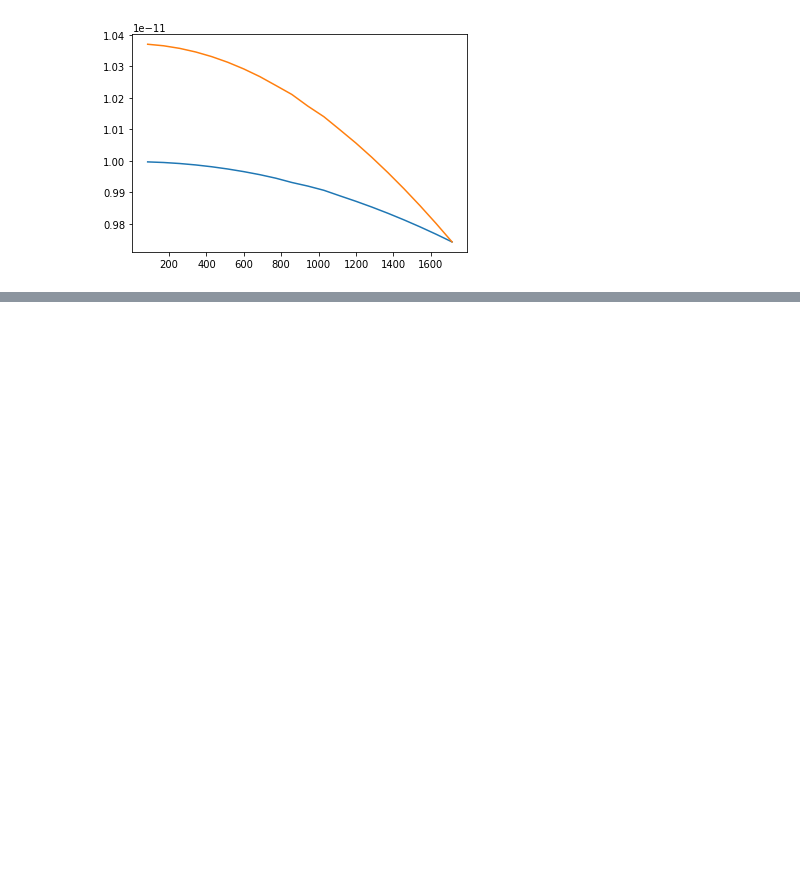
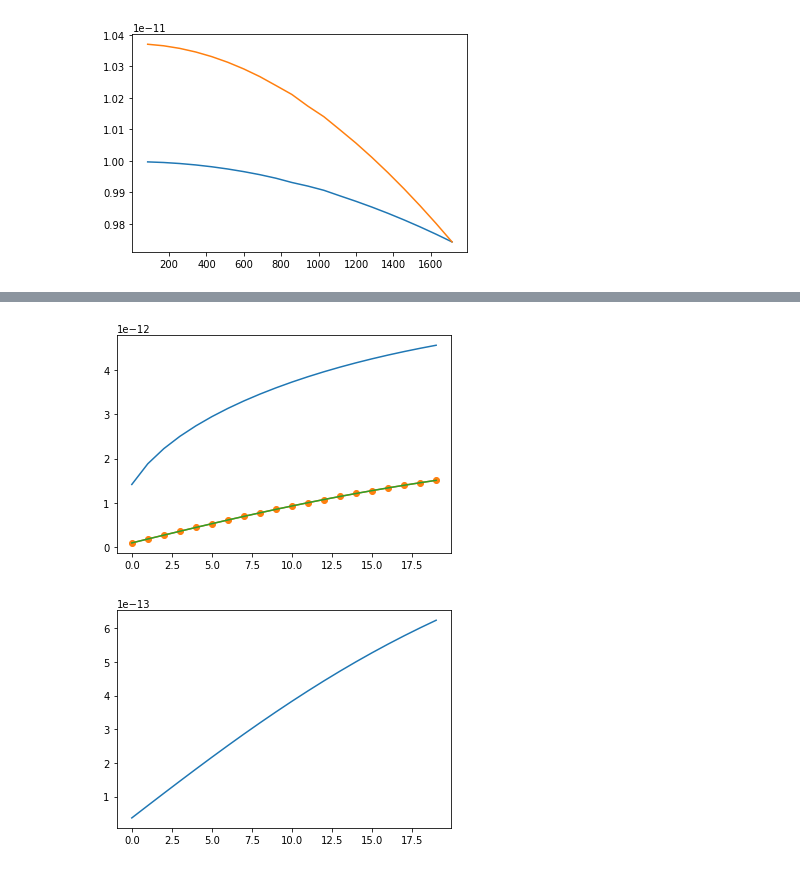
Before and after one commit to 1060matsuda/freqmix2, a Jupyter notebook: freq_depend/dampCheck/multiFreqDamp.ipynb, the cells around one changed output, grey strips where cells are left out. Drawn from its saved outputs; the diff is of its cells as text; code cells hidden in the pictures; blank space fills up the shorter version.

```diff
--- a/freq_depend/dampCheck/multiFreqDamp.ipynb
+++ b/freq_depend/dampCheck/multiFreqDamp.ipynb
@@ -655,0 +666,15 @@ plt.show()
+# %%
+A2f1sdB=np.log10(a2f1s/10**-11)
+#plt.plot(A2f1sdB[3])
+#plt.show()
+plt.plot(10**(A2f1sdB[3]*hoseis[2])*10**-11)
+plt.plot(10**A2f1sdB[3]*10**-11, marker="o")
+plt.plot(a2f1s[3])
+#plt.legend(["補正付き500GHz","補正なし500GHz","生データ"])
+plt.show()
+plt.plot(hoseis[2]*a2f1s[3])
+
+plt.show()
+# %% [output]
+[figure, added]
+[figure, added]
```
Also changed, not shown: parts of 11 cells of this notebook.
